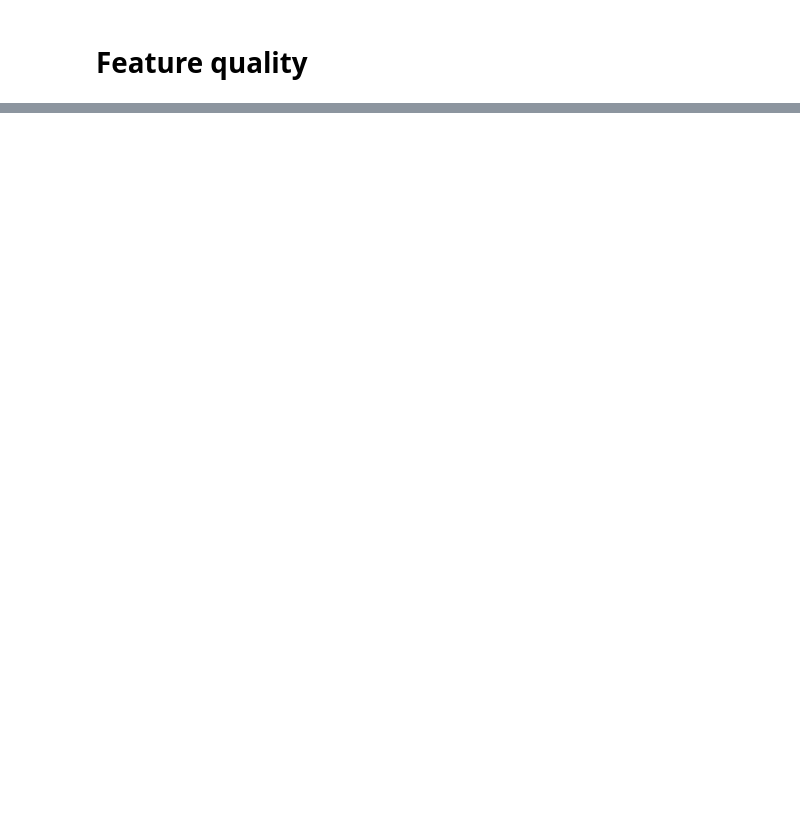
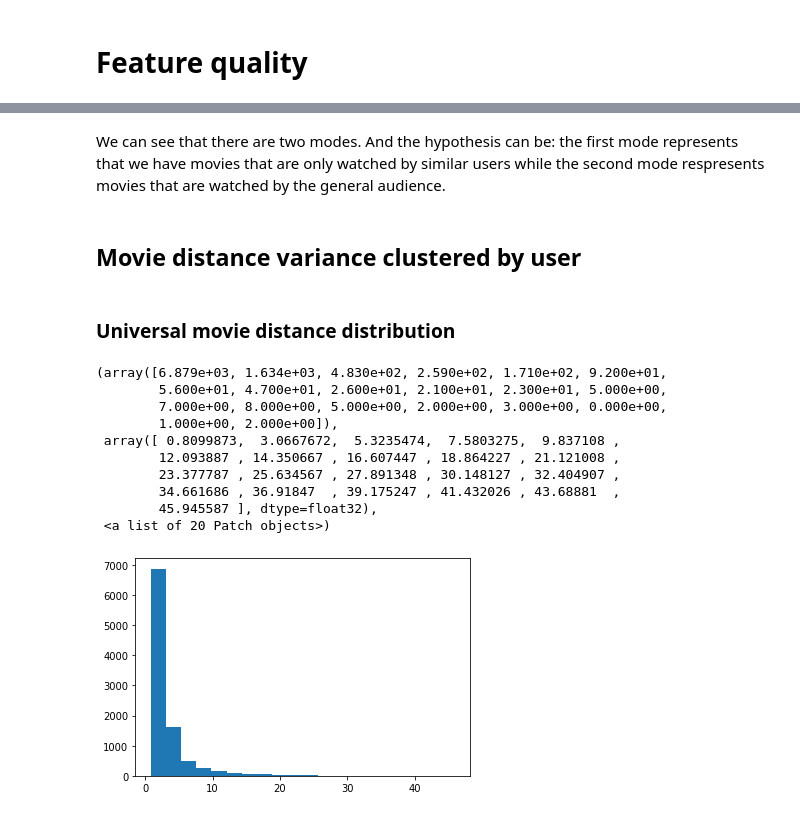
Before and after one commit to DaviesX/movie-lens, a Jupyter notebook: src/a_latent_nn.ipynb, the cells around one changed output, grey strips where cells are left out. Cells and saved outputs as stored; diff of their text form; code cells hidden in the pictures; blank space fills up the shorter version.

```diff
--- a/src/a_latent_nn.ipynb
+++ b/src/a_latent_nn.ipynb
@@ -149,0 +192,22 @@ plt.scatter(x=tsne_valid_x[:,0], y=tsne_valid_x[:,1], c=rating_true_valid[:1000]
+# %% [markdown]
+We can see that there are two modes. And the hypothesis can be: the first mode represents that we have movies that are only watched by similar users while the second mode respresents movies that are watched by the general audience.
+# %% [markdown]
+## Movie distance variance clustered by user
+# %% [markdown]
+### Universal movie distance distribution
+# %%
+d = movie_embed_table - np.mean(movie_embed_table, axis=0)
+dists = np.sqrt(np.sum(d*d, axis=1))
+plt.hist(x=dists, bins=20)
+# %% [output]
+(array([6.879e+03, 1.634e+03, 4.830e+02, 2.590e+02, 1.710e+02, 9.200e+01,
+        5.600e+01, 4.700e+01, 2.600e+01, 2.100e+01, 2.300e+01, 5.000e+00,
+        7.000e+00, 8.000e+00, 5.000e+00, 2.000e+00, 3.000e+00, 0.000e+00,
+        1.000e+00, 2.000e+00]),
+ array([ 0.8099873,  3.0667672,  5.3235474,  7.5803275,  9.837108 ,
+        12.093887 , 14.350667 , 16.607447 , 18.864227 , 21.121008 ,
+        23.377787 , 25.634567 , 27.891348 , 30.148127 , 32.404907 ,
+        34.661686 , 36.91847  , 39.175247 , 41.432026 , 43.68881  ,
+        45.945587 ], dtype=float32),
+ <a list of 20 Patch objects>)
+[figure, added]
```
Also changed, not shown: parts of 15 cells of this notebook.
